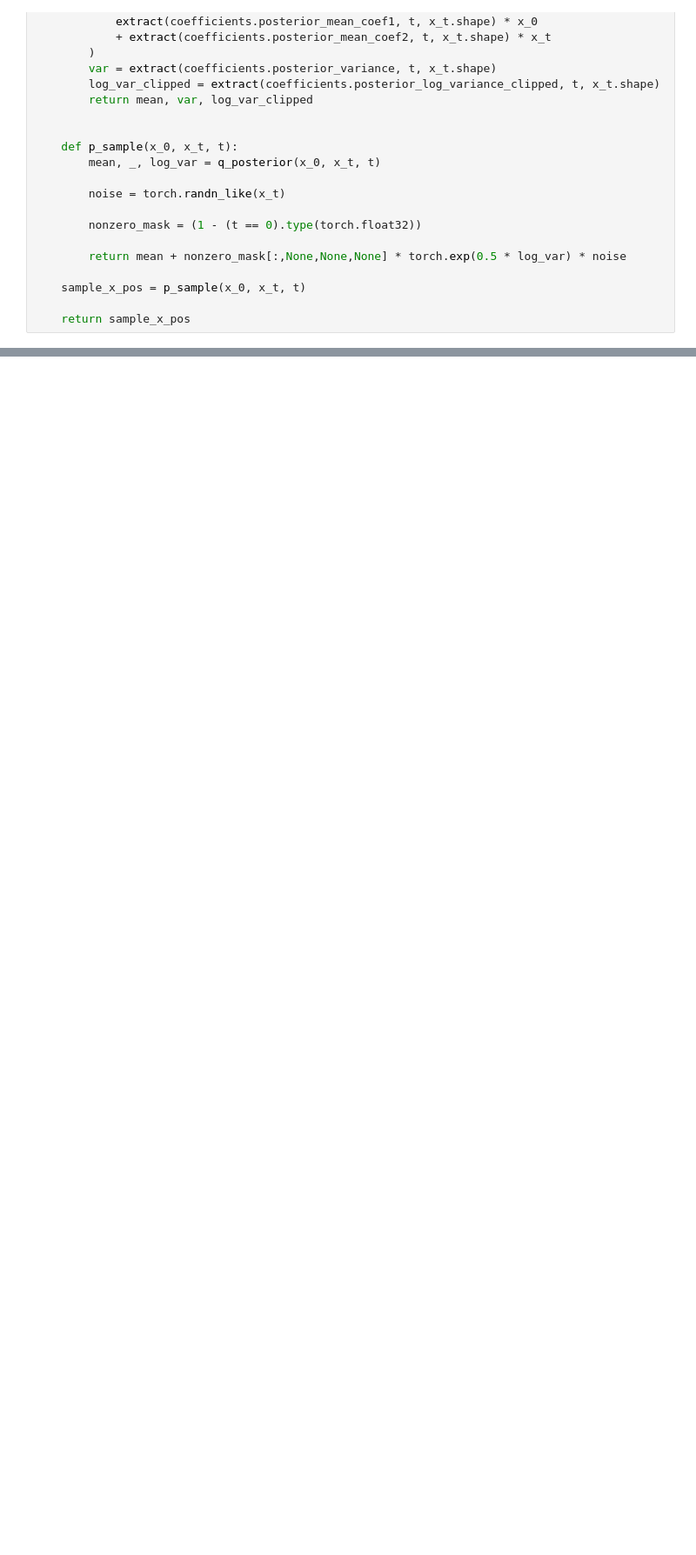
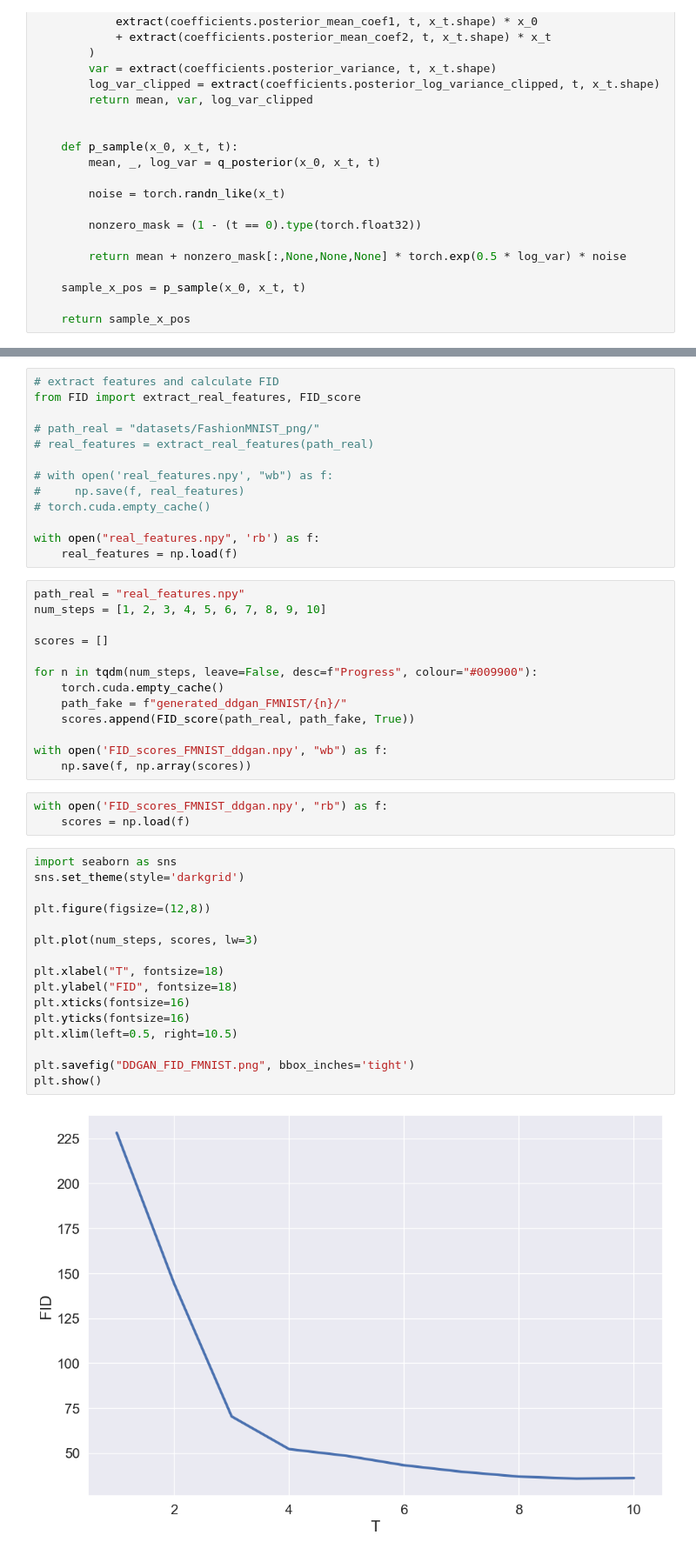
Before and after one commit to intsystems/2023-Project-124, a Jupyter notebook: code/DDGAN.ipynb, the cells around one changed output, grey strips where cells are left out. Shown at 87% size. Saved outputs shown, nothing was run; the diff lists cells and outputs as text; blank space fills up the shorter version.

```diff
--- a/code/DDGAN.ipynb
+++ b/code/DDGAN.ipynb
@@ -340,0 +433,47 @@ show_images(generated)
+# %%
+# extract features and calculate FID
+from FID import extract_real_features, FID_score
+
+# path_real = "datasets/FashionMNIST_png/"
+# real_features = extract_real_features(path_real)
+
+# with open('real_features.npy', "wb") as f:
+#     np.save(f, real_features)
+# torch.cuda.empty_cache()
+
+with open("real_features.npy", 'rb') as f:
+    real_features = np.load(f)
+# %%
+path_real = "real_features.npy"
+num_steps = [1, 2, 3, 4, 5, 6, 7, 8, 9, 10]
+
+scores = []
+
+for n in tqdm(num_steps, leave=False, desc=f"Progress", colour="#009900"):
+    torch.cuda.empty_cache()
+    path_fake = f"generated_ddgan_FMNIST/{n}/"
+    scores.append(FID_score(path_real, path_fake, True))
+
+with open('FID_scores_FMNIST_ddgan.npy', "wb") as f:
+    np.save(f, np.array(scores))
+# %%
+with open('FID_scores_FMNIST_ddgan.npy', "rb") as f:
+    scores = np.load(f)
+# %%
+import seaborn as sns
+sns.set_theme(style='darkgrid')
+
+plt.figure(figsize=(12,8))
+
+plt.plot(num_steps, scores, lw=3)
+
+plt.xlabel("T", fontsize=18)
+plt.ylabel("FID", fontsize=18)
+plt.xticks(fontsize=16)
+plt.yticks(fontsize=16)
+plt.xlim(left=0.5, right=10.5)
+
+plt.savefig("DDGAN_FID_FMNIST.png", bbox_inches='tight')
+plt.show()
+# %% [output]
+[figure, added]
```
Also changed, not shown: parts of 12 cells of this notebook, 25 other files.
